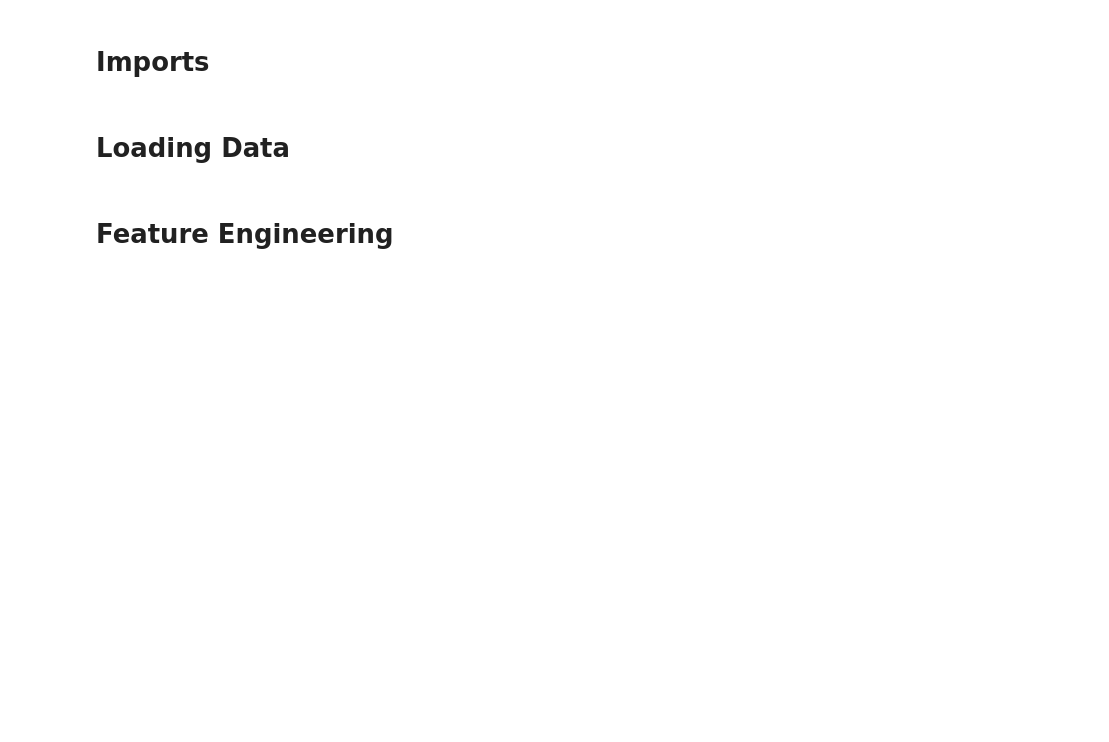
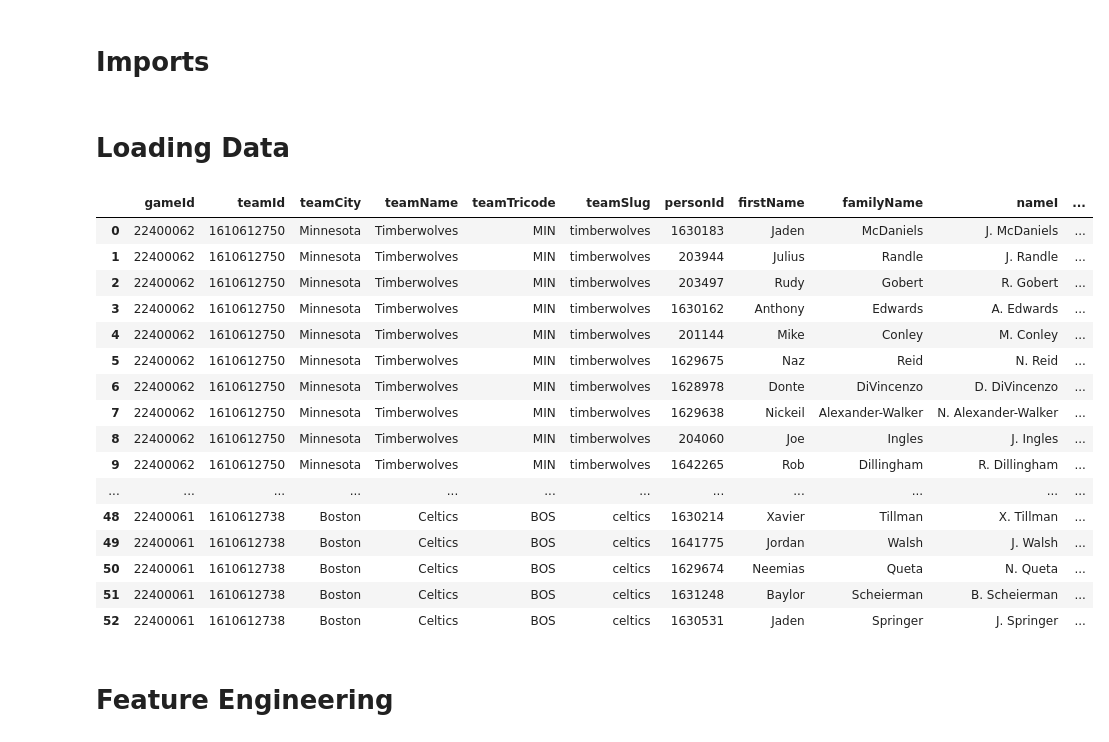
Before and after one commit to gaborszita/cmpsc-190a-project, a Jupyter notebook: owen_data.ipynb, the cells around one changed output. Saved outputs shown, nothing was run; the diff lists cells and outputs as text; code cells hidden in the pictures; blank space fills up the shorter version.

```diff
--- a/owen_data.ipynb
+++ b/owen_data.ipynb
@@ -13,6 +13,26 @@ pd.set_option('display.max_columns', None)
 # Loading Data
 # %%
 season_2024_25 = pd.read_csv('data/nba_boxscores_2024-25.csv')
+# %%
+season_2024_25
+# %% [output]
+|  | gameId | teamId | teamCity | teamName | teamTricode | teamSlug | personId | firstName | familyName | nameI | ... |
+| 0 | 22400062 | 1610612750 | Minnesota | Timberwolves | MIN | timberwolves | 1630183 | Jaden | McDaniels | J. McDaniels | ... |
+| 1 | 22400062 | 1610612750 | Minnesota | Timberwolves | MIN | timberwolves | 203944 | Julius | Randle | J. Randle | ... |
+| 2 | 22400062 | 1610612750 | Minnesota | Timberwolves | MIN | timberwolves | 203497 | Rudy | Gobert | R. Gobert | ... |
+| 3 | 22400062 | 1610612750 | Minnesota | Timberwolves | MIN | timberwolves | 1630162 | Anthony | Edwards | A. Edwards | ... |
+| 4 | 22400062 | 1610612750 | Minnesota | Timberwolves | MIN | timberwolves | 201144 | Mike | Conley | M. Conley | ... |
+| 5 | 22400062 | 1610612750 | Minnesota | Timberwolves | MIN | timberwolves | 1629675 | Naz | Reid | N. Reid | ... |
+| 6 | 22400062 | 1610612750 | Minnesota | Timberwolves | MIN | timberwolves | 1628978 | Donte | DiVincenzo | D. DiVincenzo | ... |
+| 7 | 22400062 | 1610612750 | Minnesota | Timberwolves | MIN | timberwolves | 1629638 | Nickeil | Alexander-Walker | N. Alexander-Walker | ... |
+| 8 | 22400062 | 1610612750 | Minnesota | Timberwolves | MIN | timberwolves | 204060 | Joe | Ingles | J. Ingles | ... |
+| 9 | 22400062 | 1610612750 | Minnesota | Timberwolves | MIN | timberwolves | 1642265 | Rob | Dillingham | R. Dillingham | ... |
+| ... | ... | ... | ... | ... | ... | ... | ... | ... | ... | ... | ... |
+| 48 | 22400061 | 1610612738 | Boston | Celtics | BOS | celtics | 1630214 | Xavier | Tillman | X. Tillman | ... |
+| 49 | 22400061 | 1610612738 | Boston | Celtics | BOS | celtics | 1641775 | Jordan | Walsh | J. Walsh | ... |
+| 50 | 22400061 | 1610612738 | Boston | Celtics | BOS | celtics | 1629674 | Neemias | Queta | N. Queta | ... |
+| 51 | 22400061 | 1610612738 | Boston | Celtics | BOS | celtics | 1631248 | Baylor | Scheierman | B. Scheierman | ... |
+| 52 | 22400061 | 1610612738 | Boston | Celtics | BOS | celtics | 1630531 | Jaden | Springer | J. Springer | ... |
 # %%
 season_2023_24 = pd.read_csv('data/nba_boxscores_2023-24.csv')
 # %%
```
Also changed, not shown: 2 other files.
